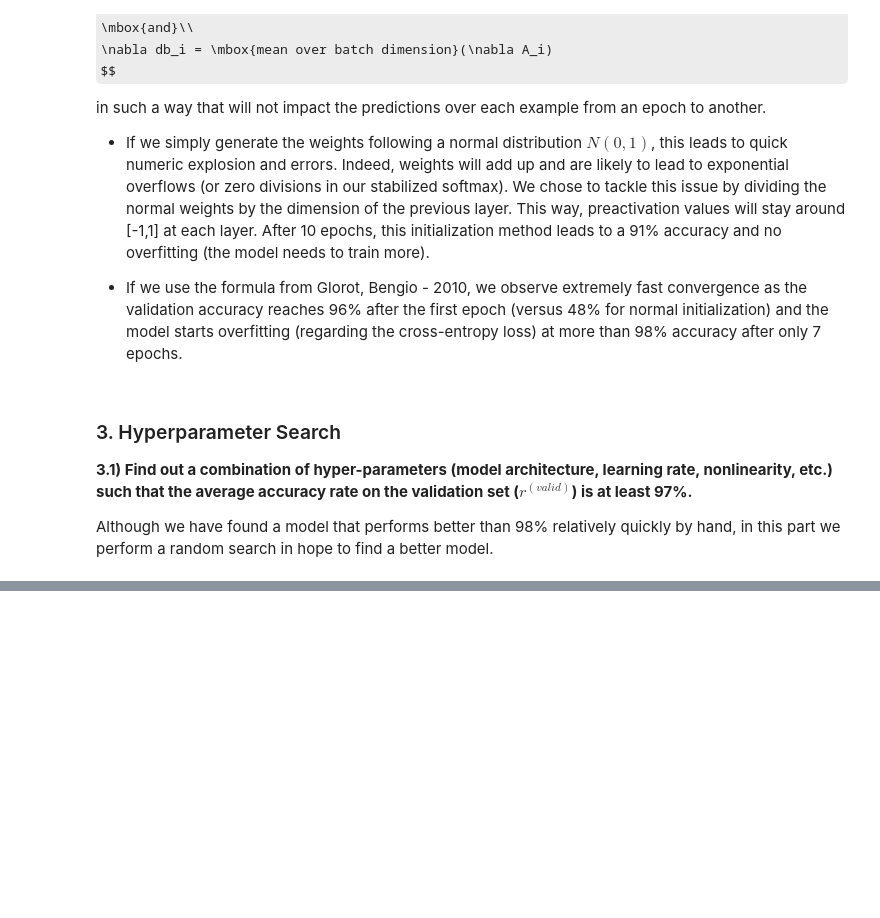
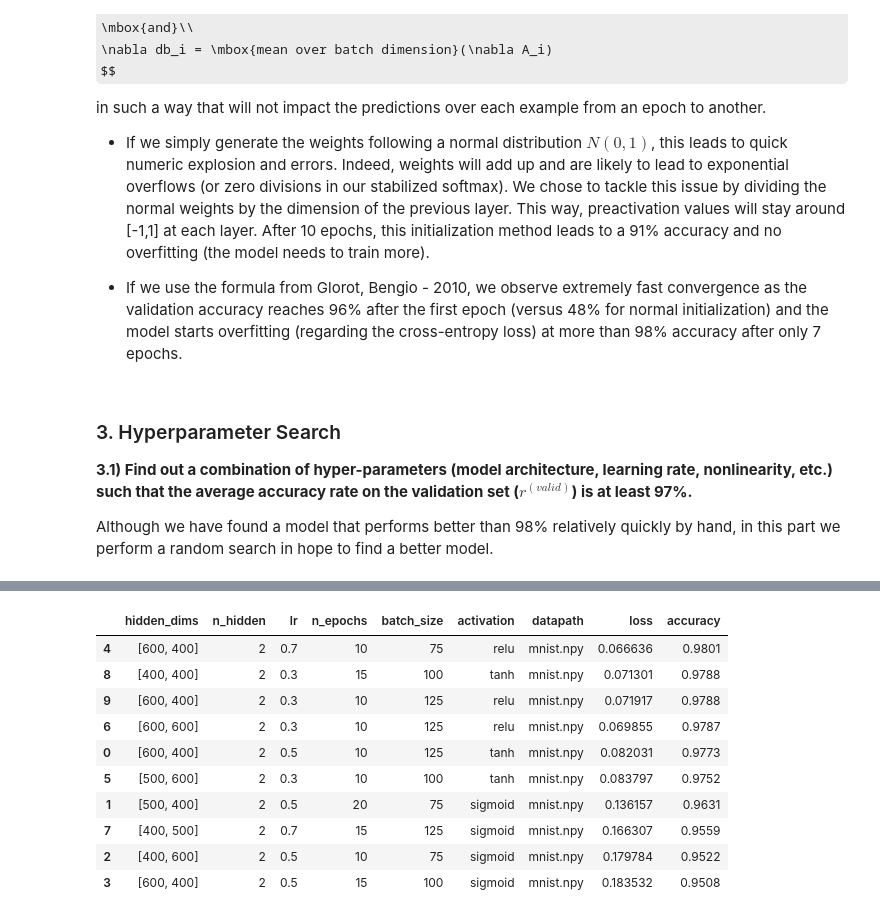
Before and after one commit to ai404/ift6135_assignment1, a Jupyter notebook: assignment1.ipynb, the cells around one changed output, grey strips where cells are left out. Cells and saved outputs as stored; diff of their text form; code cells hidden in the pictures; some formulas as TeX source; blank space fills up the shorter version.

```diff
--- a/assignment1.ipynb
+++ b/assignment1.ipynb
@@ -193,10 +193,14 @@ class NN(object):
         self.bestWeights = None # optimal weights dictionary (contains biases when compute_biases=True)
 
         # train, validation and test sets :
-        #self.tr, self.va, self.te = np.load(open(datapath, "rb"))
-        u = pickle._Unpickler(open(datapath, 'rb'))
-        u.encoding = 'latin1'
-        self.tr, self.va, self.te = u.load()
+        if datapath.lower().endswith(".npy"):
+            self.tr, self.va, self.te = np.load(open(datapath, "rb"))
+        elif datapath.lower().endswith(".pkl"):
+            u = pickle._Unpickler(open(datapath, 'rb'))
+            u.encoding = 'latin1'
+            self.tr, self.va, self.te = u.load()
+        else:
+            raise Exception("Unknown data source type!")
 
     def initialize_weights(self, dims):
         """
@@ -406,7 +410,7 @@ For the following questions, the architecture we chose is a 2-layer neural netwo
 neural_net = NN(hidden_dims=(500, 400),
                 n_hidden=2,                  # number of hidden layers
                 mode='train',                # current mode : train/test
-                datapath="mnist.pkl",        # path where to find the .pkl file
+                datapath="mnist.npy",        # path where to find the .pkl file
                 model_path=None,             # path where to save/load the model
                 epsilon = 1e-8,              # for cross entropy calculus stability : log(x) = log(epsilon) if x < epsilon
                 lr = 5e-1,                   # learning rate
@@ -499,9 +501,10 @@ class RandomSearch:
         params = [p for p in self._generate_grid()]
         for it, selected_params in enumerate(params):
             try:
+                print(f"{it}","-".join(map(lambda x: str(x),selected_params.items())))
                 instance_model = self.model(seed = self.seed,**selected_params)
                 acc, loss = instance_model.train(show_graph=False,save_model=False)
-                id_best = np.argmin(loss)
+                id_best = np.argmin(loss["validation loss"])
 
                 results.append((selected_params, loss["validation loss"][id_best], acc["validation accuracy"][id_best]))
 
@@ -536,11 +539,11 @@ class RandomSearch:
         return selected_params
 # %%
 grid_params = {
-    "hidden_dims":[400,500,600,700],
+    "hidden_dims":[400,500,600],
     "n_hidden":2,
-    "lr":[.05,.1,.5,1],
-    "n_epochs":[10,20,25,30],
-    "batch_size":[50,100,1000,5000],
+    "lr":[.3,.5,.7],
+    "n_epochs":[10,15,20],
+    "batch_size":[75,100,125],
     "activation":["tanh","sigmoid","relu"],
     "datapath":"mnist.npy",
 }
@@ -548,6 +551,6 @@ grid_params = {
 rd_search = RandomSearch(
     model = NN,
     params = grid_params,
-    n_itters = 100
+    n_itters = 10
 )
 experiments = rd_search.run()
@@ -553,0 +575,26 @@ experiments = rd_search.run()
+# %%
+
+from collections import defaultdict
+
+output = defaultdict(list)
+for obs in experiments:
+    for key,val in obs[0].items():
+        output[key].append(val)
+    output["loss"].append(obs[1])
+    output["accuracy"].append(obs[2])
+
+import pandas as pd
+sorted_output= pd.DataFrame(output)
+sorted_output.sort_values(by="accuracy",ascending=False)
+# %% [output]
+|  | hidden_dims | n_hidden | lr | n_epochs | batch_size | activation | datapath | loss | accuracy |
+| 4 | [600, 400] | 2 | 0.7 | 10 | 75 | relu | mnist.npy | 0.066636 | 0.9801 |
+| 8 | [400, 400] | 2 | 0.3 | 15 | 100 | tanh | mnist.npy | 0.071301 | 0.9788 |
+| 9 | [600, 400] | 2 | 0.3 | 10 | 125 | relu | mnist.npy | 0.071917 | 0.9788 |
+| 6 | [600, 600] | 2 | 0.3 | 10 | 125 | relu | mnist.npy | 0.069855 | 0.9787 |
+| 0 | [600, 400] | 2 | 0.5 | 10 | 125 | tanh | mnist.npy | 0.082031 | 0.9773 |
+| 5 | [500, 600] | 2 | 0.3 | 10 | 100 | tanh | mnist.npy | 0.083797 | 0.9752 |
+| 1 | [500, 400] | 2 | 0.5 | 20 | 75 | sigmoid | mnist.npy | 0.136157 | 0.9631 |
+| 7 | [400, 500] | 2 | 0.7 | 15 | 125 | sigmoid | mnist.npy | 0.166307 | 0.9559 |
+| 2 | [400, 600] | 2 | 0.5 | 10 | 75 | sigmoid | mnist.npy | 0.179784 | 0.9522 |
+| 3 | [600, 400] | 2 | 0.5 | 15 | 100 | sigmoid | mnist.npy | 0.183532 | 0.9508 |
```
Also changed, not shown: parts of 2 cells of this notebook.
